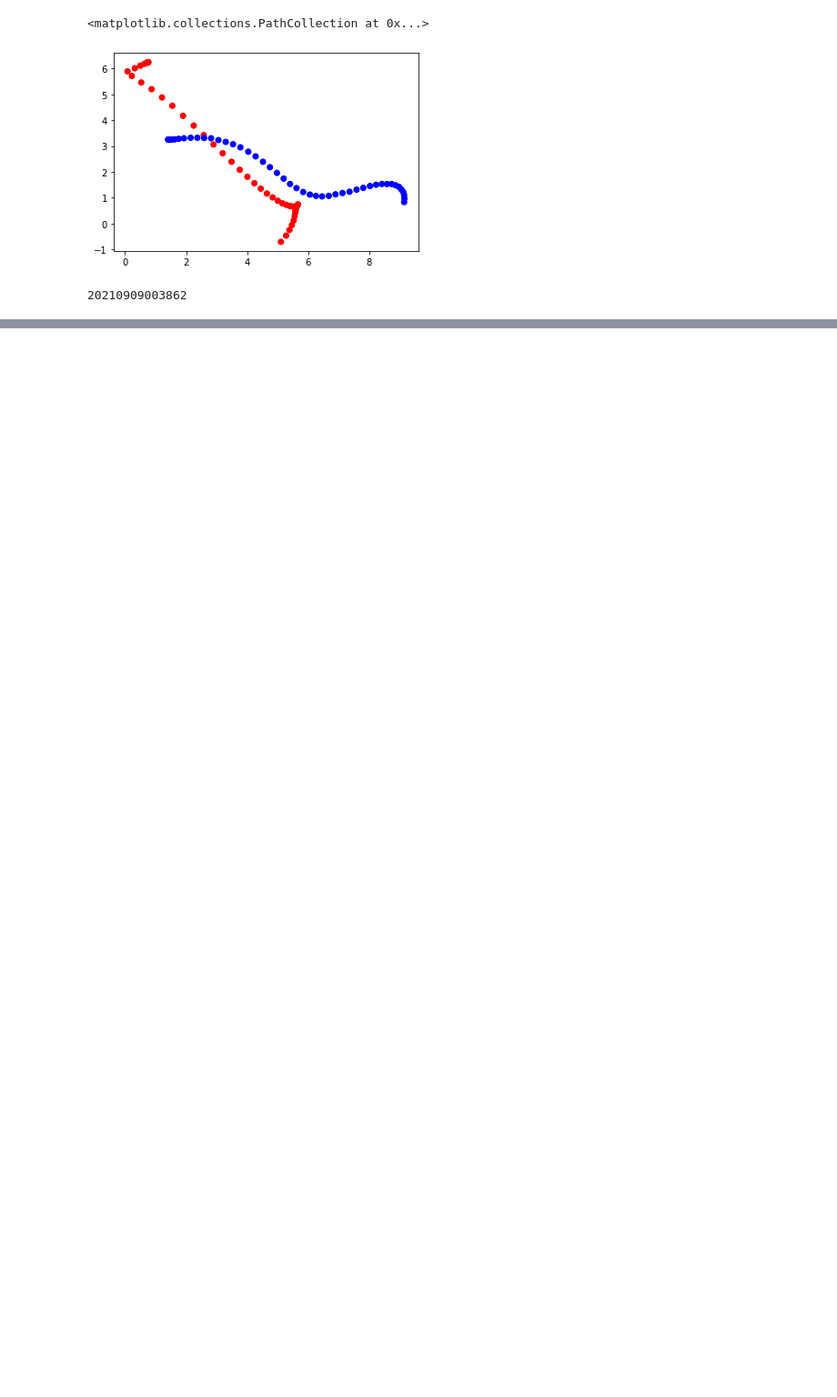
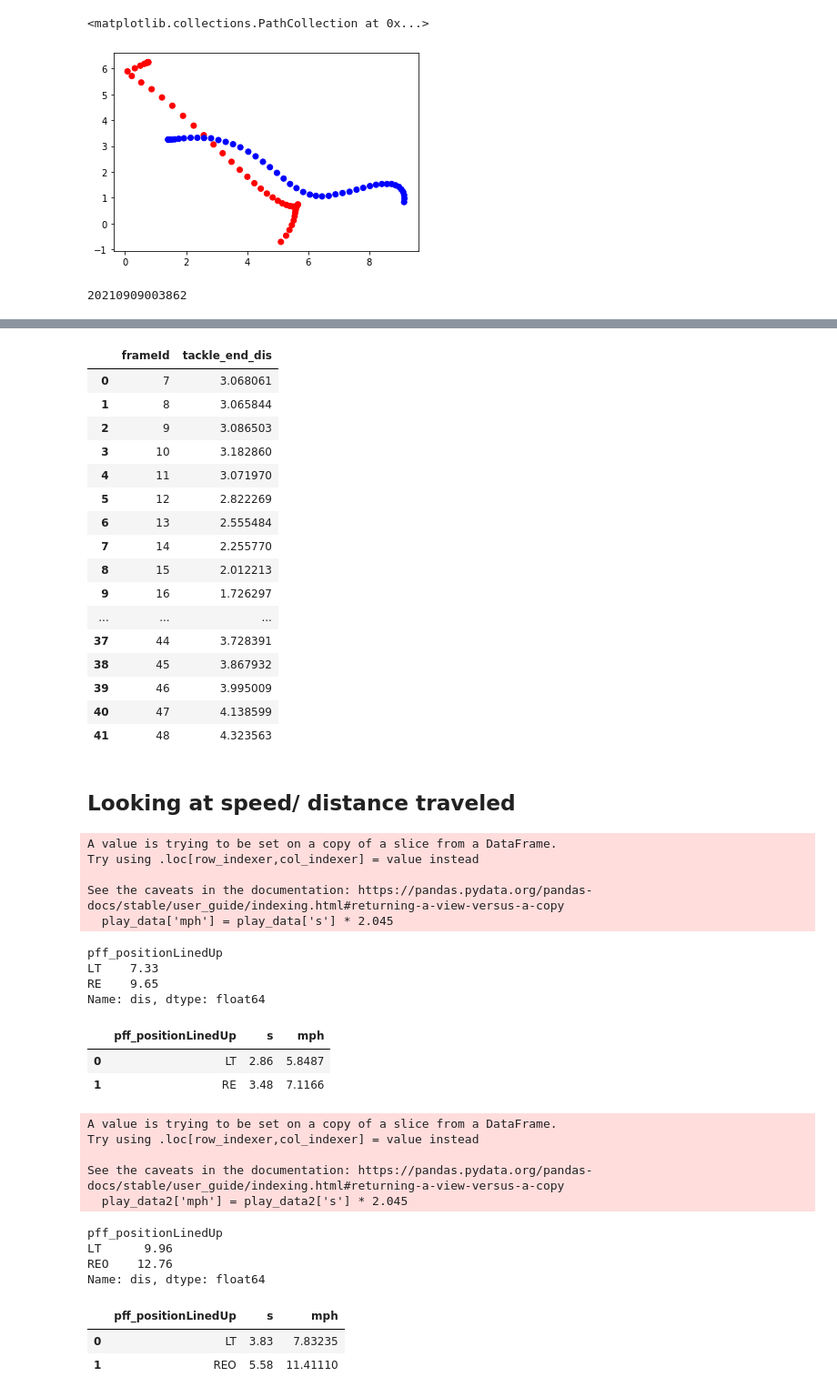
Before and after one commit to cnickol26/BigDataBowl2023, a Jupyter notebook: Connor_Code.ipynb, the cells around one changed output, grey strips where cells are left out. Shown: that part at 91% size. Saved outputs shown, nothing was run; the diff lists cells and outputs as text; code cells hidden in the pictures; blank space fills up the shorter version.

Commit message:
Speed/distance

```diff
--- a/Connor_Code.ipynb
+++ b/Connor_Code.ipynb
@@ -258,0 +252,72 @@ classify['uniqueplayId'][2000]
+# %%
+play_data3.groupby(['frameId']).apply(lambda x: math.dist([x['new_x'].iloc[0],x['new_y'].iloc[0]],[x['new_x'].iloc[1],x['new_y'].iloc[1]])).to_frame().reset_index().rename(columns = {0 :'tackle_end_dis'})
+# %% [output]
+|  | frameId | tackle_end_dis |
+| 0 | 7 | 3.068061 |
+| 1 | 8 | 3.065844 |
+| 2 | 9 | 3.086503 |
+| 3 | 10 | 3.182860 |
+| 4 | 11 | 3.071970 |
+| 5 | 12 | 2.822269 |
+| 6 | 13 | 2.555484 |
+| 7 | 14 | 2.255770 |
+| 8 | 15 | 2.012213 |
+| 9 | 16 | 1.726297 |
+| ... | ... | ... |
+| 37 | 44 | 3.728391 |
+| 38 | 45 | 3.867932 |
+| 39 | 46 | 3.995009 |
+| 40 | 47 | 4.138599 |
+| 41 | 48 | 4.323563 |
+# %% [markdown]
+## Looking at speed/ distance traveled
+# %%
+## Power play
+play_data = play1[['team','new_x','new_y','o','frameId','pff_positionLinedUp','s','dis']]
+play_data['mph'] = play_data['s'] * 2.045
+# %% [output]
+A value is trying to be set on a copy of a slice from a DataFrame.
+Try using .loc[row_indexer,col_indexer] = value instead
+
+See the caveats in the documentation: https://pandas.pydata.org/pandas-docs/stable/user_guide/indexing.html#returning-a-view-versus-a-copy
+  play_data['mph'] = play_data['s'] * 2.045
+# %%
+## Total distance traveled
+play_data.groupby(['pff_positionLinedUp'])['dis'].sum()
+# %% [output]
+pff_positionLinedUp
+LT    7.33
+RE    9.65
+Name: dis, dtype: float64
+# %%
+## Max speed (s is yards/sec)
+play_data.groupby(['pff_positionLinedUp'])[['s','mph']].max().reset_index()
+# %% [output]
+|  | pff_positionLinedUp | s | mph |
+| 0 | LT | 2.86 | 5.8487 |
+| 1 | RE | 3.48 | 7.1166 |
+# %%
+## Speed play
+play_data2 = play2[['team','new_x','new_y','o','frameId','pff_positionLinedUp','s','dis']]
+play_data2['mph'] = play_data2['s'] * 2.045
+# %% [output]
+A value is trying to be set on a copy of a slice from a DataFrame.
+Try using .loc[row_indexer,col_indexer] = value instead
+
+See the caveats in the documentation: https://pandas.pydata.org/pandas-docs/stable/user_guide/indexing.html#returning-a-view-versus-a-copy
+  play_data2['mph'] = play_data2['s'] * 2.045
+# %%
+## Total distance traveled
+play_data2.groupby(['pff_positionLinedUp'])['dis'].sum()
+# %% [output]
+pff_positionLinedUp
+LT      9.96
+REO    12.76
+Name: dis, dtype: float64
+# %%
+## Max speed (s is yards/sec)
+play_data2.groupby(['pff_positionLinedUp'])[['s','mph']].max().reset_index()
+# %% [output]
+|  | pff_positionLinedUp | s | mph |
+| 0 | LT | 3.83 | 7.83235 |
+| 1 | REO | 5.58 | 11.41110 |
```
Also changed, not shown: parts of 14 cells of this notebook.
